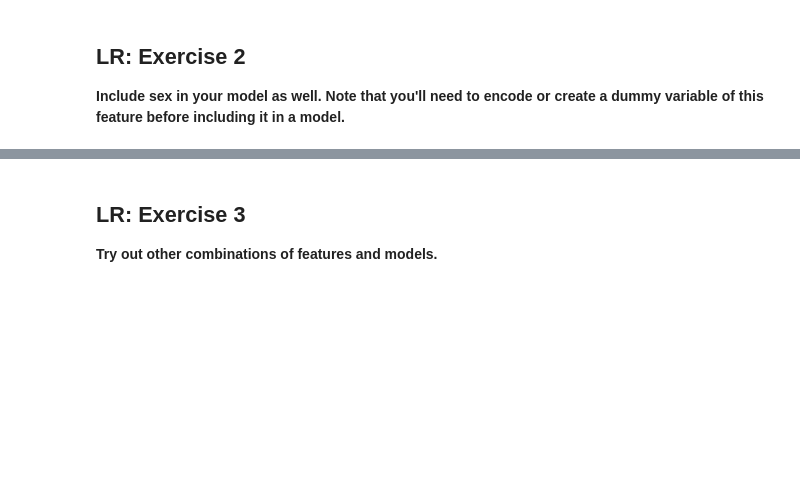
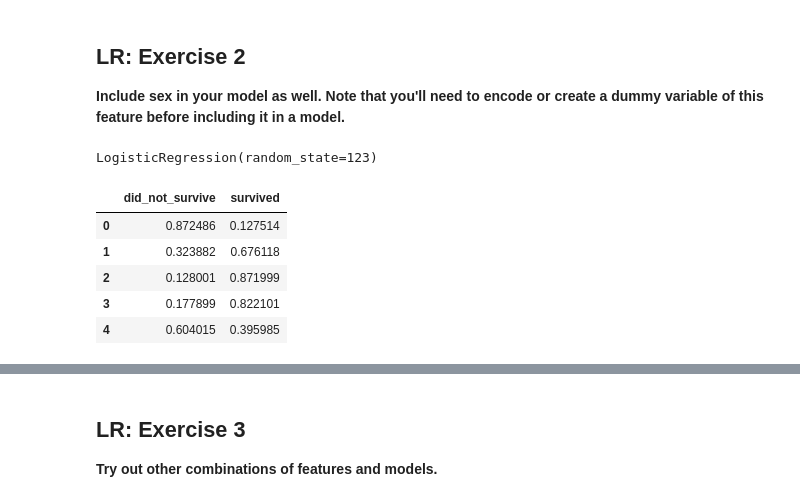
Before and after one commit to barbmarques/classification-exercises, a Jupyter notebook: model.ipynb, the cells around one changed output, grey strips where cells are left out. Cells and saved outputs as stored; diff of their text form; code cells hidden in the pictures; blank space fills up the shorter version.

```diff
--- a/model.ipynb
+++ b/model.ipynb
@@ -994,3 +1146,11 @@ Do your work for these exercises in either a notebook or a python script named `
 ## LR: Exercise 2
 
 **Include sex in your model as well. Note that you'll need to encode or create a dummy variable of this feature before including it in a model.**
+# %%
+# Make the model
+logit2 = LogisticRegression(random_state=123)
+# %%
+#  fit the model on train data
+logit2.fit(X_train[['age', 'fare', 'pclass', 'sex_male']], y_train)
+# %% [output]
+LogisticRegression(random_state=123)
@@ -996,0 +1160,12 @@ Do your work for these exercises in either a notebook or a python script named `
+# %%
+#take a look at predictions
+y_pred_proba = logit2.predict_proba(X_train[['age', 'fare', 'pclass', 'sex_male']])
+y_pred_proba = pd.DataFrame(y_pred_proba, columns = ['did_not_survive','survived'])
+y_pred_proba.head()
+# %% [output]
+|  | did_not_survive | survived |
+| 0 | 0.872486 | 0.127514 |
+| 1 | 0.323882 | 0.676118 |
+| 2 | 0.128001 | 0.871999 |
+| 3 | 0.177899 | 0.822101 |
+| 4 | 0.604015 | 0.395985 |
```
Also changed, not shown: parts of 28 cells of this notebook.
